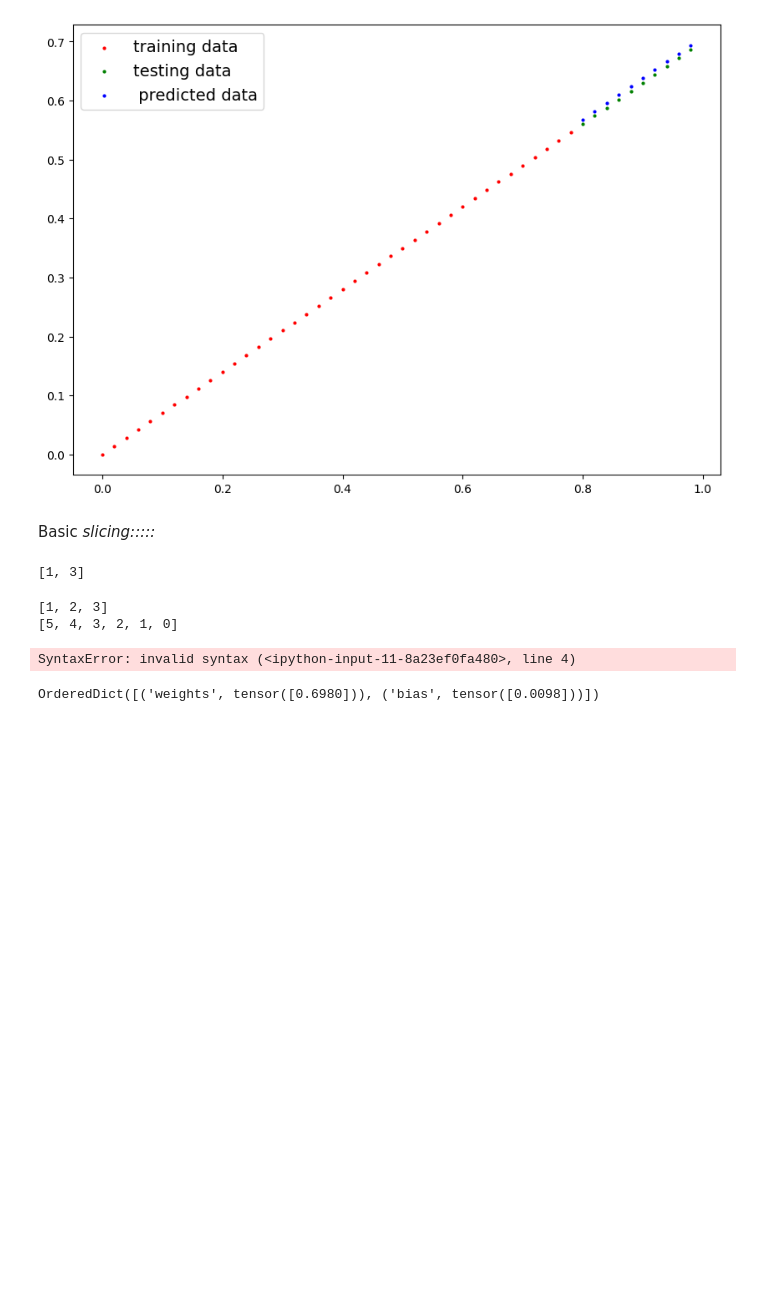
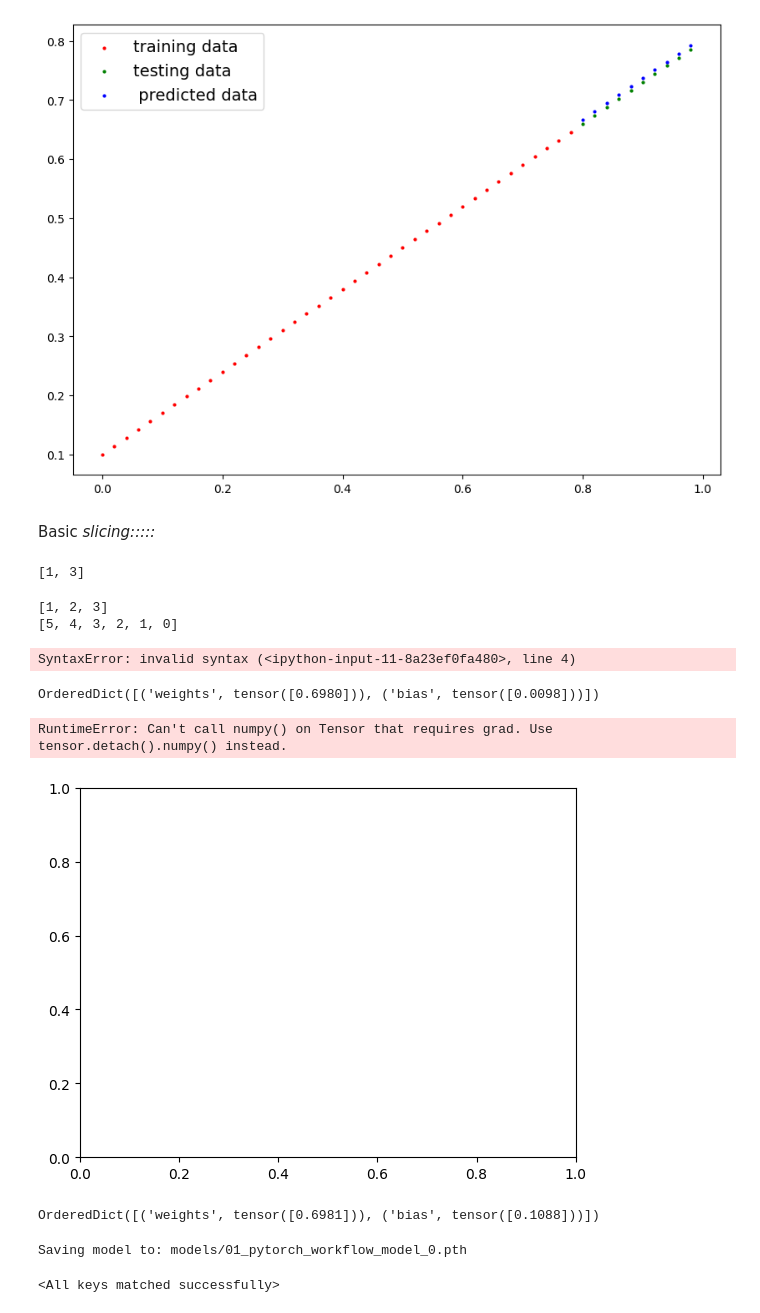
Before and after one commit to 23ME30056/Torch-fundamentals, a Jupyter notebook: torch.ipynb, the cells around one changed output. Cells and saved outputs as stored; diff of their text form; code cells hidden in the pictures; blank space fills up the shorter version.

```diff
--- a/torch.ipynb
+++ b/torch.ipynb
@@ -273,7 +273,7 @@ tensor([[0.8823, 0.9150, 0.3829, 0.9593],
 ***
 # %%
 weight = 0.7
-bias =  0
+bias =  0.1
 start = 0
 end = 1
 step = 0.02
@@ -464,0 +463,6 @@ tensor(0.0080)
+# %%
+import numpy as np
+test_loss = loss_fn(y_preds_new,y_test)
+test_loss
+test_array = test_loss.detach().numpy()
+print(f" test loss is {test_array}")
@@ -496,3 +502,56 @@ SyntaxError: invalid syntax (<ipython-input-11-8a23ef0fa480>, line 4)
 print(model.state_dict())
 # %% [output]
 OrderedDict([('weights', tensor([0.6980])), ('bias', tensor([0.0098]))])
+# %%
+# prompt: now lets plot curves for training and test loss wrt to epochs
+
+import matplotlib.pyplot as plt
+
+# Sample data (replace with your actual training and test loss data)
+
+training_loss = [0.8, 0.7, 0.6, 0.5, 0.4, 0.3, 0.2, 0.1, 0.05, 0.02]
+test_loss = [0.9, 0.8, 0.7, 0.6, 0.5, 0.45, 0.4, 0.35, 0.32, 0.3]
+
+# Create the plot
+plt.plot(epochs, loss, label='Training Loss')
+plt.plot(epochs, test_array, label='Test Loss')
+
+# Add labels and title
+plt.xlabel('Epochs')
+plt.ylabel('Loss')
+plt.title('Training and Test Loss Curves')
+plt.legend()
+
+# Display the plot
+plt.show()
+# %% [output]
+RuntimeError: Can't call numpy() on Tensor that requires grad. Use tensor.detach().numpy() instead.
+[figure, added]
+# %%
+model.state_dict()
+# %% [output]
+OrderedDict([('weights', tensor([0.6981])), ('bias', tensor([0.1088]))])
+# %%
+from pathlib import Path
+
+# 1. Create models directory
+MODEL_PATH = Path("models")
+MODEL_PATH.mkdir(parents=True, exist_ok=True)
+
+# 2. Create model save path
+MODEL_NAME = "01_pytorch_workflow_model_0.pth"
+MODEL_SAVE_PATH = MODEL_PATH / MODEL_NAME
+
+# 3. Save the model state dict
+print(f"Saving model to: {MODEL_SAVE_PATH}")
+torch.save(obj=model.state_dict(), # only saving the state_dict() only saves the models learned parameters
+           f=MODEL_SAVE_PATH)
+# %% [output]
+Saving model to: models/01_pytorch_workflow_model_0.pth
+# %%
+loaded_model_0 = LinearRegression()
+
+# Load the state_dict of our saved model (this will update the new instance of our model with trained weights)
+loaded_model_0.load_state_dict(torch.load(f=MODEL_SAVE_PATH))
+# %% [output]
+<All keys matched successfully>
```
Also changed, not shown: parts of 28 cells of this notebook.
